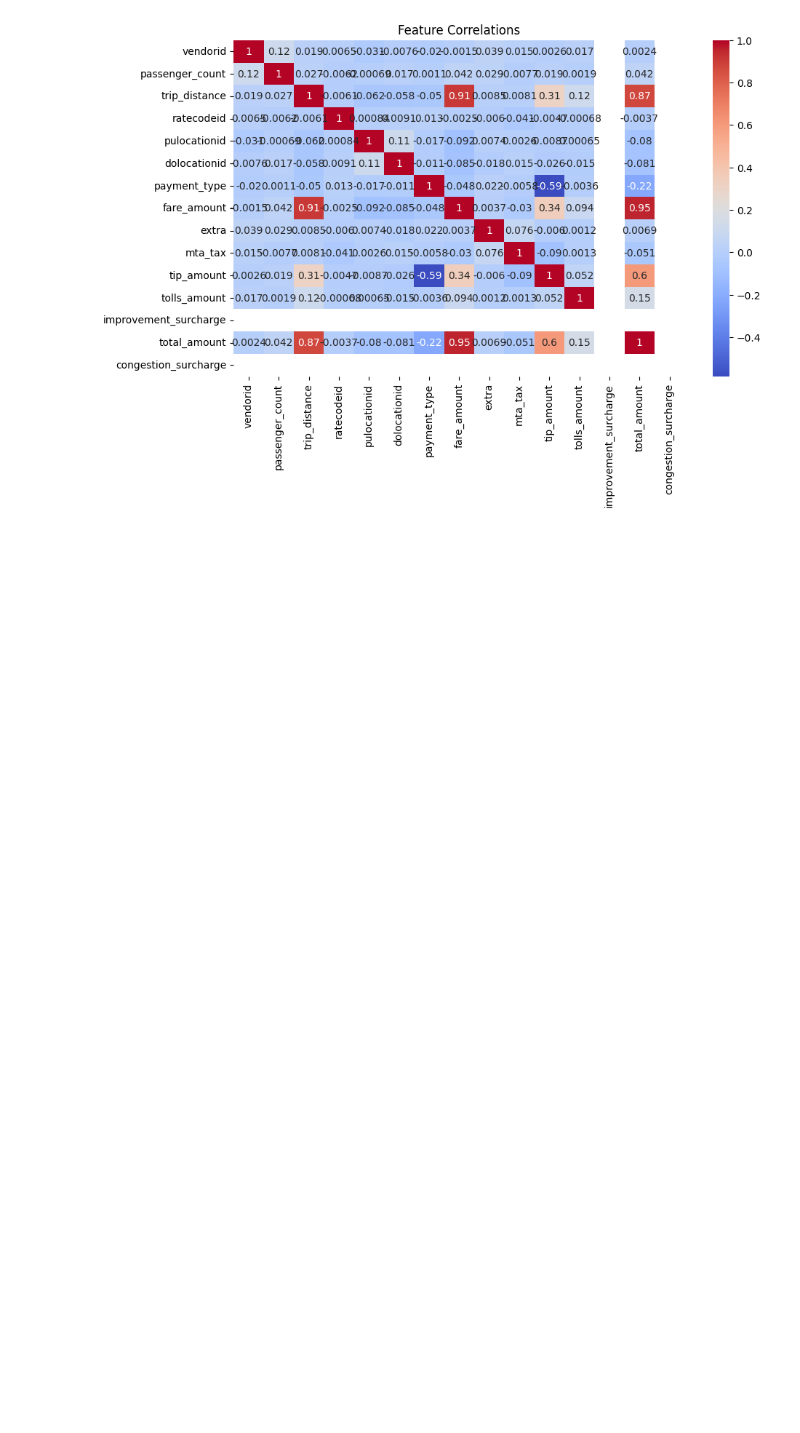
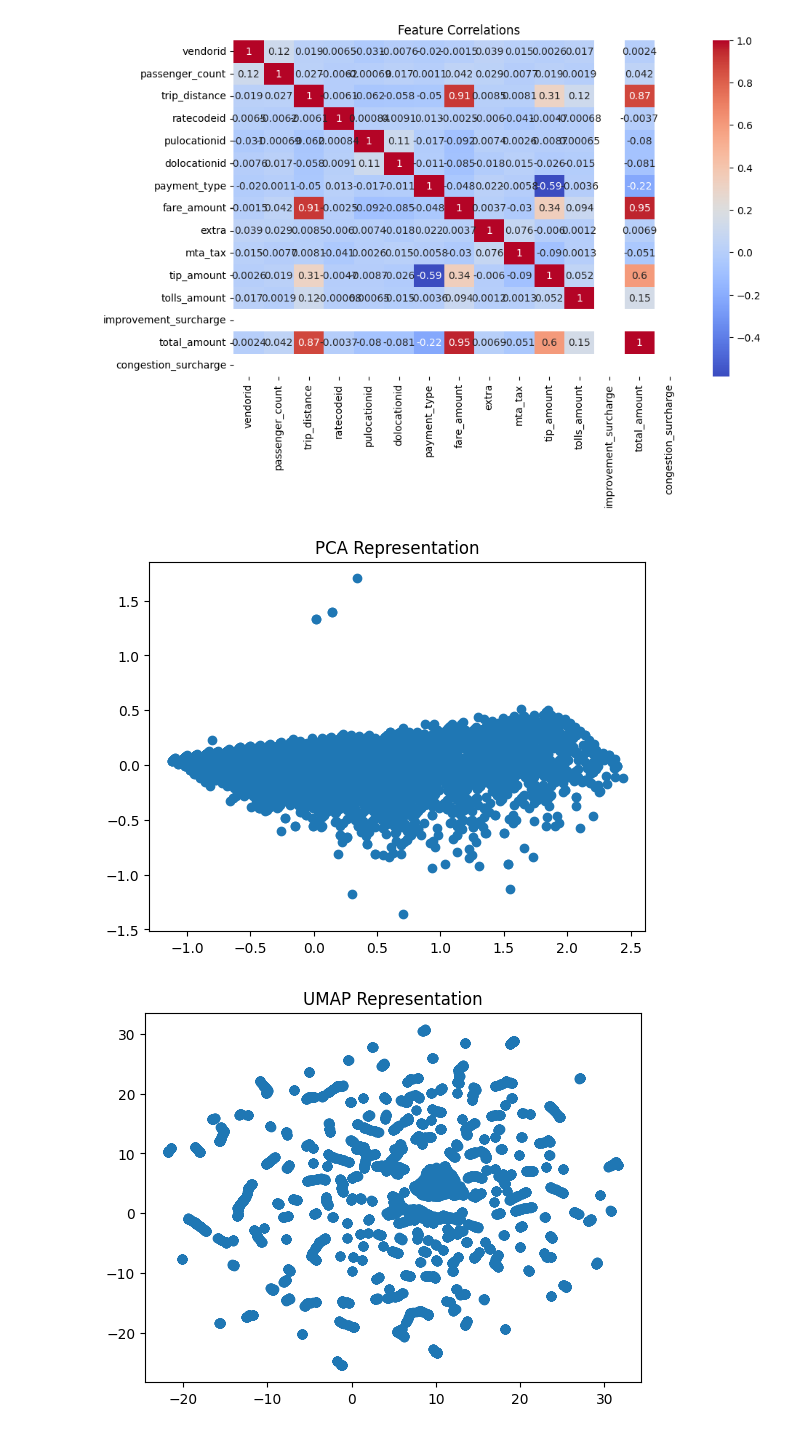
Before and after one commit to IachimCristian/DataScience, a Jupyter notebook: project.ipynb, the cells around one changed output. Cells and saved outputs as stored; diff of their text form; code cells hidden in the pictures; blank space fills up the shorter version.

```diff
--- a/project.ipynb
+++ b/project.ipynb
@@ -148,3 +169,22 @@ plt.title("Feature Correlations")
 plt.show()
 # %% [output]
 [figure]
+# %%
+from sklearn.decomposition import PCA
+import umap.umap_ as umap
+
+# Apply PCA (Linear)
+pca = PCA(n_components=2)
+X_pca = pca.fit_transform(df[['trip_distance', 'fare_amount']])
+plt.scatter(X_pca[:, 0], X_pca[:, 1])
+plt.title("PCA Representation")
+plt.show()
+
+# Apply UMAP (Non-Linear)
+X_umap = umap.UMAP(n_components=2).fit_transform(df[['trip_distance', 'fare_amount']])
+plt.scatter(X_umap[:, 0], X_umap[:, 1])
+plt.title("UMAP Representation")
+plt.show()
+# %% [output]
+[figure, added]
+[figure, added]
```
Also changed, not shown: parts of 9 cells of this notebook.
